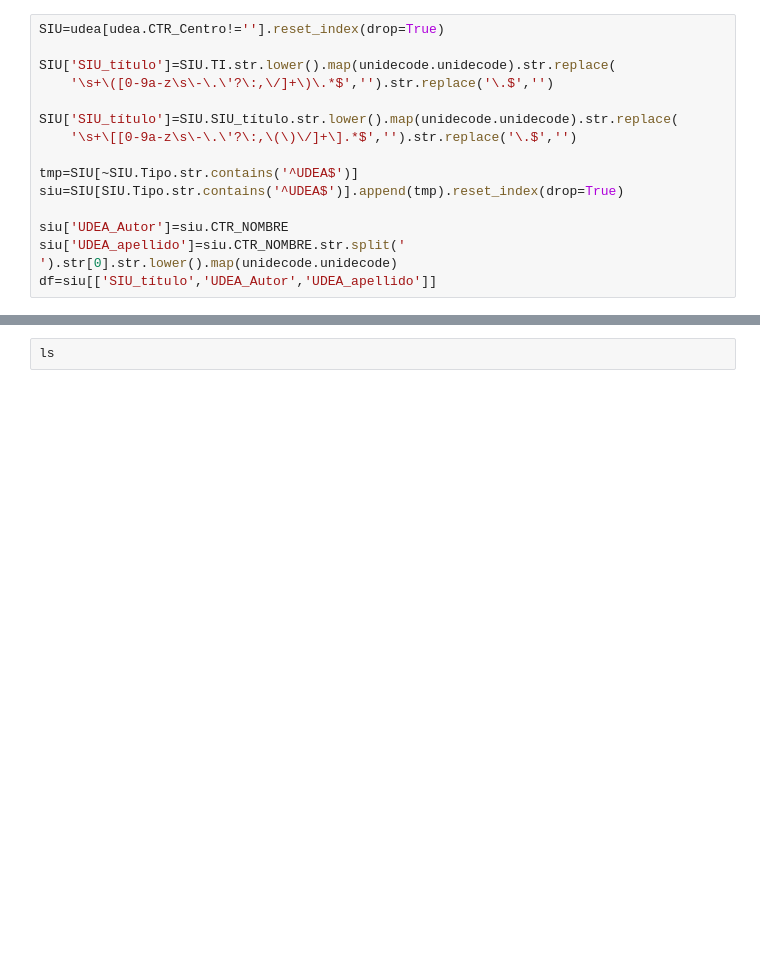
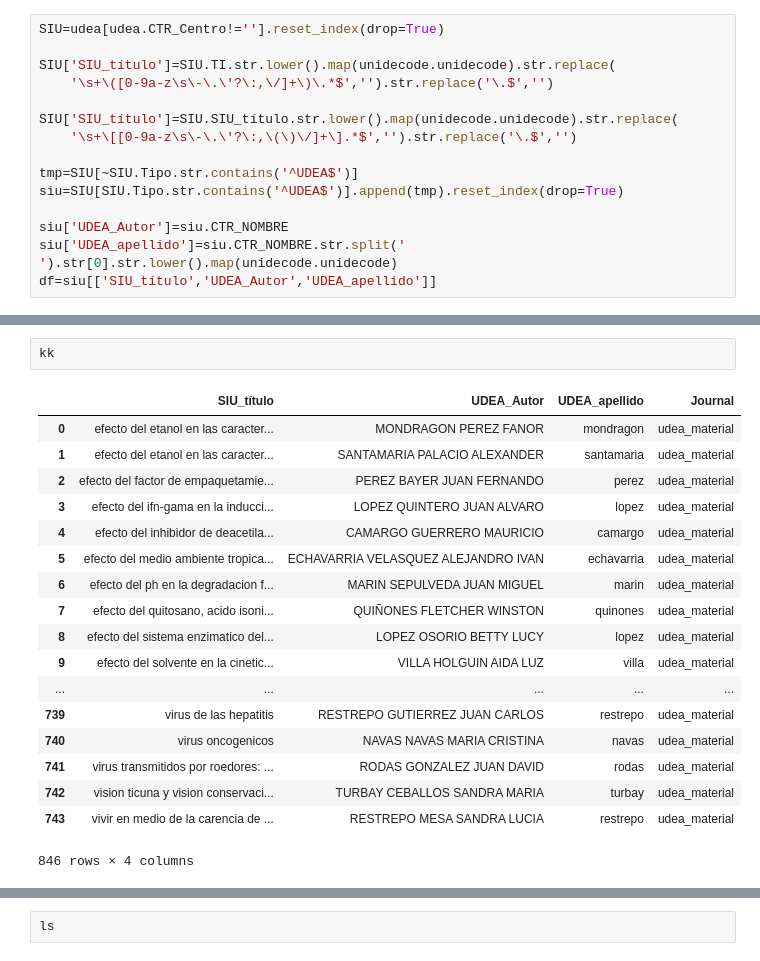
Before and after one commit to restrepo/run_firefox_from_jupyter, a Jupyter notebook: test.ipynb, the cells around one changed output, grey strips where cells are left out. Saved outputs shown, nothing was run; the diff lists cells and outputs as text; blank space fills up the shorter version.

```diff
--- a/test.ipynb
+++ b/test.ipynb
@@ -96 +119,22 @@ df=siu[['SIU_título','UDEA_Autor','UDEA_apellido']]
+# %%
+kk
+# %% [output]
+|  | SIU_título | UDEA_Autor | UDEA_apellido | Journal |
+| 0 | efecto del etanol en las caracter... | MONDRAGON PEREZ FANOR | mondragon | udea_material |
+| 1 | efecto del etanol en las caracter... | SANTAMARIA PALACIO ALEXANDER | santamaria | udea_material |
+| 2 | efecto del factor de empaquetamie... | PEREZ BAYER JUAN FERNANDO | perez | udea_material |
+| 3 | efecto del ifn-gama en la inducci... | LOPEZ QUINTERO JUAN ALVARO | lopez | udea_material |
+| 4 | efecto del inhibidor de deacetila... | CAMARGO GUERRERO MAURICIO | camargo | udea_material |
+| 5 | efecto del medio ambiente tropica... | ECHAVARRIA VELASQUEZ ALEJANDRO IVAN | echavarria | udea_material |
+| 6 | efecto del ph en la degradacion f... | MARIN SEPULVEDA JUAN MIGUEL | marin | udea_material |
+| 7 | efecto del quitosano, acido isoni... | QUIÑONES FLETCHER WINSTON | quinones | udea_material |
+| 8 | efecto del sistema enzimatico del... | LOPEZ OSORIO BETTY LUCY | lopez | udea_material |
+| 9 | efecto del solvente en la cinetic... | VILLA HOLGUIN AIDA LUZ | villa | udea_material |
+| ... | ... | ... | ... | ... |
+| 739 | virus de las hepatitis | RESTREPO GUTIERREZ JUAN CARLOS | restrepo | udea_material |
+| 740 | virus oncogenicos | NAVAS NAVAS MARIA CRISTINA | navas | udea_material |
+| 741 | virus transmitidos por roedores: ... | RODAS GONZALEZ JUAN DAVID | rodas | udea_material |
+| 742 | vision ticuna y vision conservaci... | TURBAY CEBALLOS SANDRA MARIA | turbay | udea_material |
+| 743 | vivir en medio de la carencia de ... | RESTREPO MESA SANDRA LUCIA | restrepo | udea_material |
+846 rows × 4 columns
 # %%
```
Also changed, not shown: parts of 13 cells of this notebook, 1 other file.
